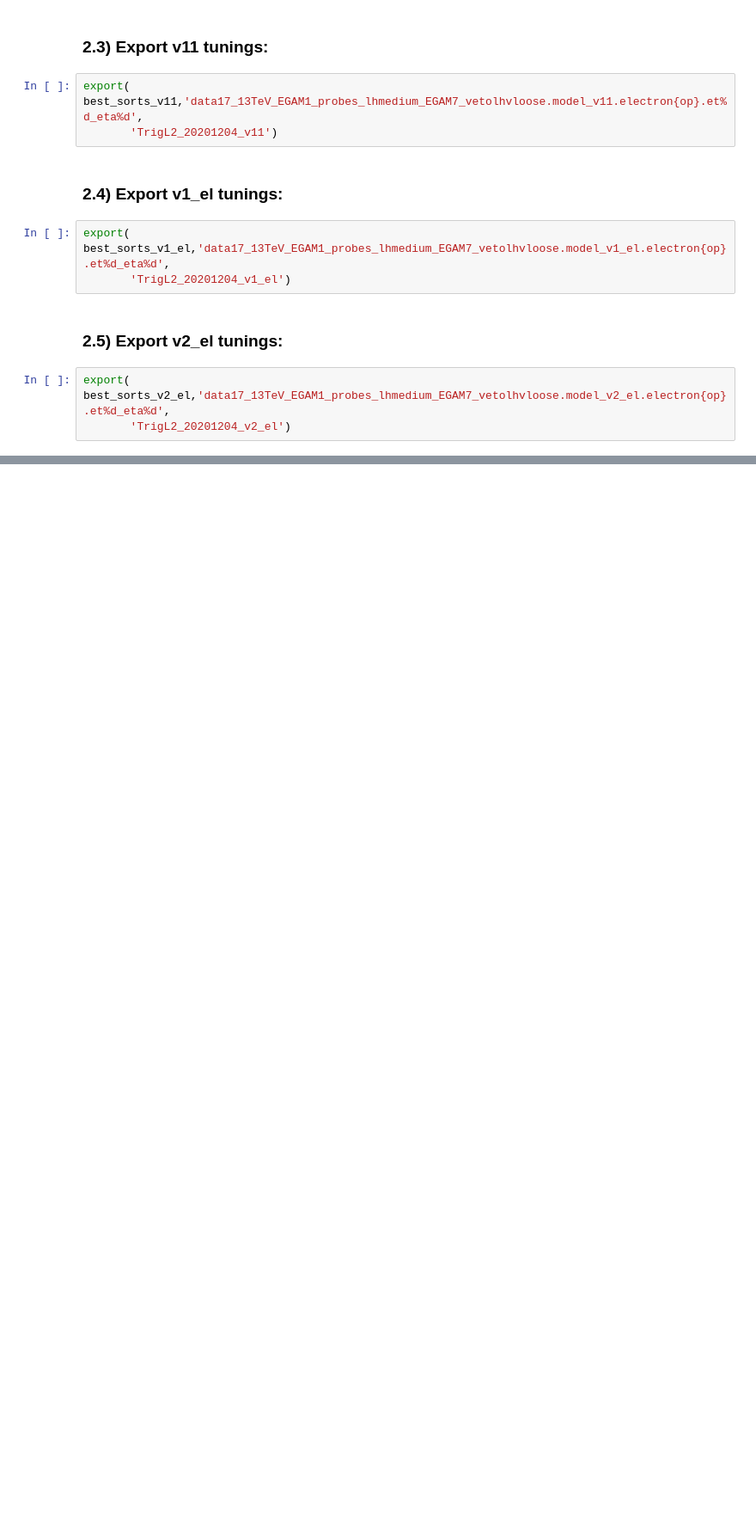
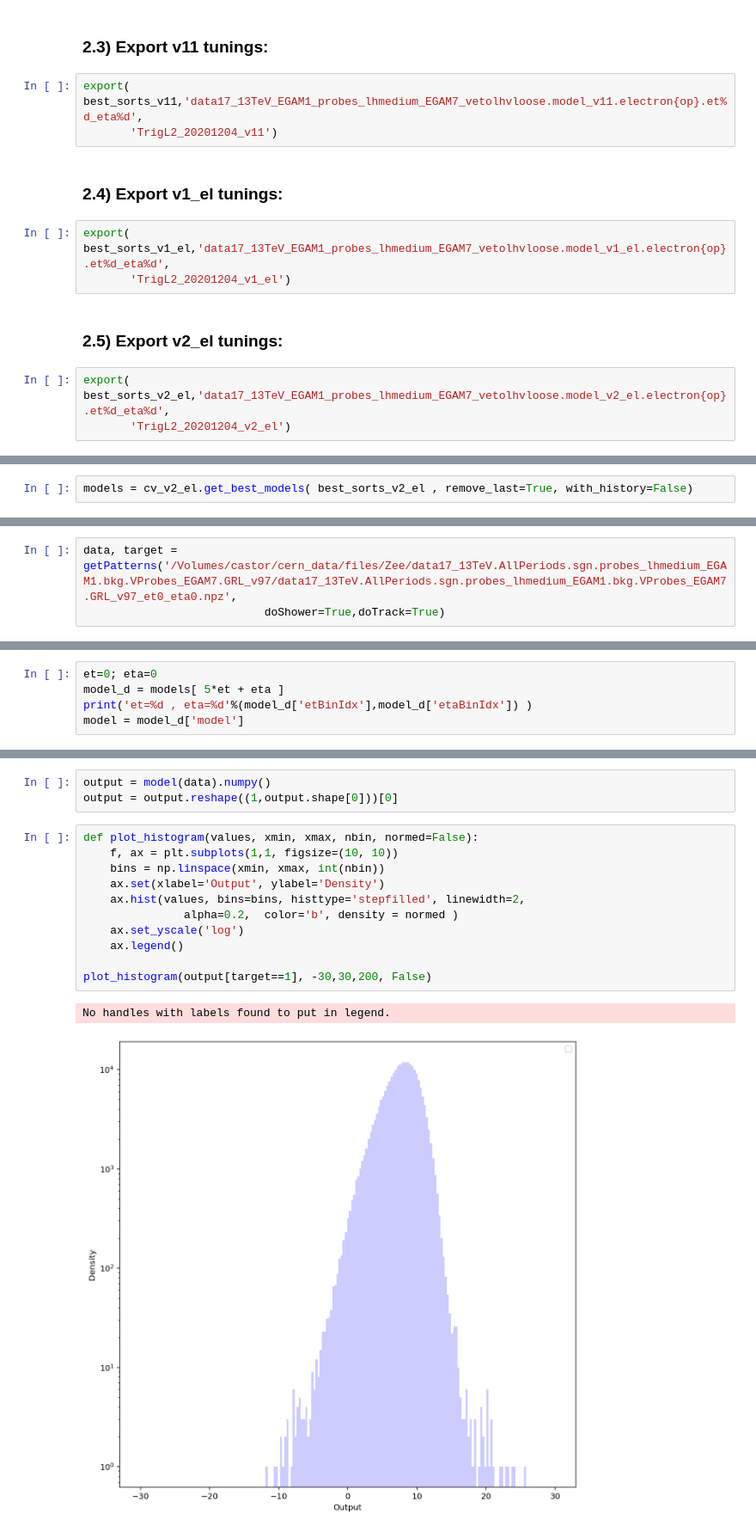
Before and after one commit to edmaregidio/ringer_analysis, a Jupyter notebook: 2020/tunings/tunings_v9_to_v2_el_analysis/export_v9_v10_v11_v1_el_and_v2_el.ipynb, the cells around one changed output, grey strips where cells are left out. Shown: that part at 86% size. Drawn from its saved outputs; the diff is of its cells as text; blank space fills up the shorter version.

```diff
--- a/2020/tunings/tunings_v9_to_v2_el_analysis/export_v9_v10_v11_v1_el_and_v2_el.ipynb
+++ b/2020/tunings/tunings_v9_to_v2_el_analysis/export_v9_v10_v11_v1_el_and_v2_el.ipynb
@@ -239,0 +324,2 @@ export( best_sorts_v2_el,'data17_13TeV_EGAM1_probes_lhmedium_EGAM7_vetolhvloose.
+# %%
+models = cv_v2_el.get_best_models( best_sorts_v2_el , remove_last=True, with_history=False)
@@ -239,0 +328,3 @@ export( best_sorts_v2_el,'data17_13TeV_EGAM1_probes_lhmedium_EGAM7_vetolhvloose.
+# %%
+data, target = getPatterns('/Volumes/castor/cern_data/files/Zee/data17_13TeV.AllPeriods.sgn.probes_lhmedium_EGAM1.bkg.VProbes_EGAM7.GRL_v97/data17_13TeV.AllPeriods.sgn.probes_lhmedium_EGAM1.bkg.VProbes_EGAM7.GRL_v97_et0_eta0.npz',
+                           doShower=True,doTrack=True)
@@ -239,0 +346,5 @@ export( best_sorts_v2_el,'data17_13TeV_EGAM1_probes_lhmedium_EGAM7_vetolhvloose.
+# %%
+et=0; eta=0
+model_d = models[ 5*et + eta ]
+print('et=%d , eta=%d'%(model_d['etBinIdx'],model_d['etaBinIdx']) )
+model = model_d['model']
@@ -239,0 +353,17 @@ export( best_sorts_v2_el,'data17_13TeV_EGAM1_probes_lhmedium_EGAM7_vetolhvloose.
+# %%
+output = model(data).numpy()
+output = output.reshape((1,output.shape[0]))[0]
+# %%
+def plot_histogram(values, xmin, xmax, nbin, normed=False):
+    f, ax = plt.subplots(1,1, figsize=(10, 10))
+    bins = np.linspace(xmin, xmax, int(nbin))
+    ax.set(xlabel='Output', ylabel='Density')
+    ax.hist(values, bins=bins, histtype='stepfilled', linewidth=2,
+               alpha=0.2,  color='b', density = normed )
+    ax.set_yscale('log')
+    ax.legend()
+
+plot_histogram(output[target==1], -30,30,200, False)
+# %% [output]
+No handles with labels found to put in legend.
+[figure, added]
```
Also changed, not shown: parts of 14 cells of this notebook.
